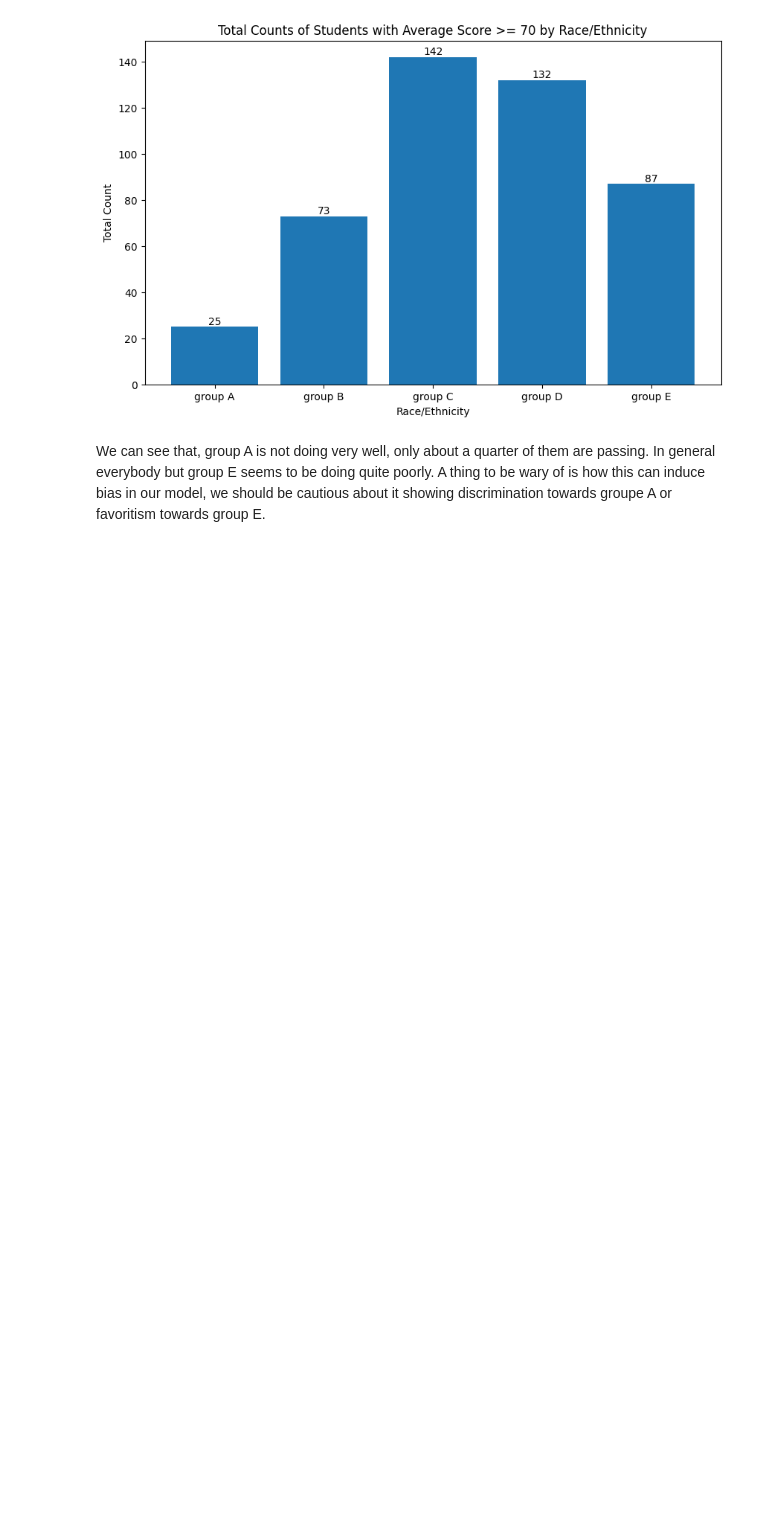
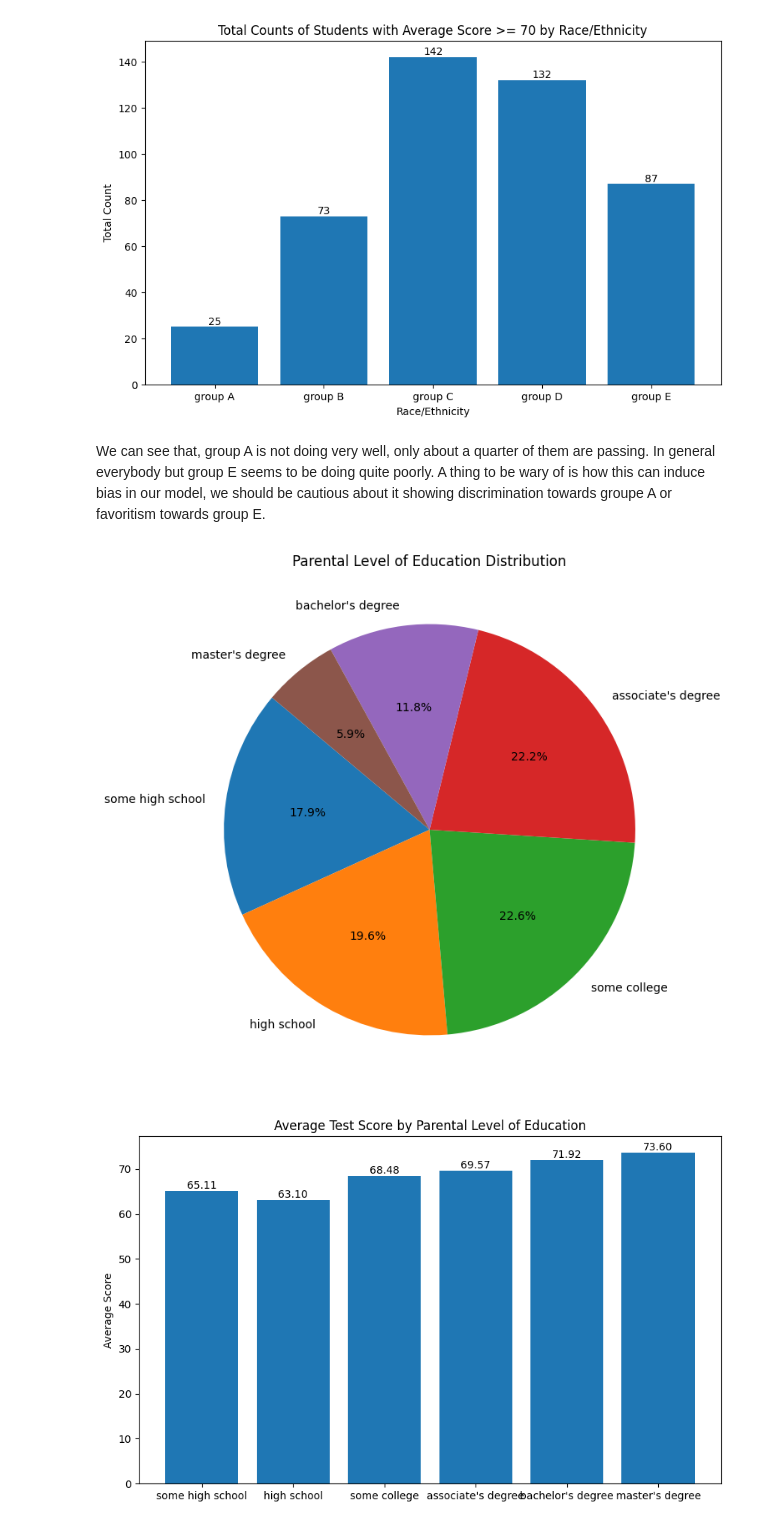
Before and after one commit to Ehat825/MachlearnEDA, a Jupyter notebook: EDA project.ipynb, the cells around one changed output. Saved outputs shown, nothing was run; the diff lists cells and outputs as text; code cells hidden in the pictures; blank space fills up the shorter version.

```diff
--- a/EDA project.ipynb
+++ b/EDA project.ipynb
@@ -208,6 +217,40 @@ plt.show()
 # %% [markdown]
 We can see that, group A is not doing very well, only about a quarter of them are passing. In general everybody but group E seems to be doing quite poorly.
 A  thing to be wary of is how this can induce bias in our model, we should be cautious about it showing discrimination towards groupe A or favoritism towards group E.
+# %%
+# Define the custom order for the education levels
+education_order = ["some high school", "high school", "some college", "associate's degree", "bachelor's degree", "master's degree"]
+
+# Convert the 'parental_level_of_education' column to a categorical type with the specified order
+df['parental_level_of_education'] = pd.Categorical(df['parental_level_of_education'], categories=education_order, ordered=True)
+
+# Count the occurrences of each parental level of education and sort them by the specified order
+education_counts = df['parental_level_of_education'].value_counts().sort_index()
+
+# Calculate the average test score for each parental level of education
+average_scores_by_education = df.groupby('parental_level_of_education', observed=False)['average_score'].mean().reindex(education_order)
+
+# Plot the pie chart for parental level of education distribution
+plt.figure(figsize=(8, 8))
+plt.pie(education_counts, labels=education_counts.index, autopct='%1.1f%%', startangle=140)
+plt.title('Parental Level of Education Distribution')
+plt.show()
+
+# Plot the bar chart for average test scores by parental level of education
+plt.figure(figsize=(10, 6))
+bars = plt.bar(average_scores_by_education.index, average_scores_by_education)
+plt.title('Average Test Score by Parental Level of Education')
+plt.ylabel('Average Score')
+
+# Add values on the bars
+for bar in bars:
+    height = bar.get_height()
+    plt.text(bar.get_x() + bar.get_width() / 2.0, height, f'{height:.2f}', ha='center', va='bottom')
+
+plt.show()
+# %% [output]
+[figure, added]
+[figure, added]
 # %% [markdown]
 If you're reading this then this is the end of the milestone submission.
 
```
Also changed, not shown: parts of 2 cells of this notebook.
